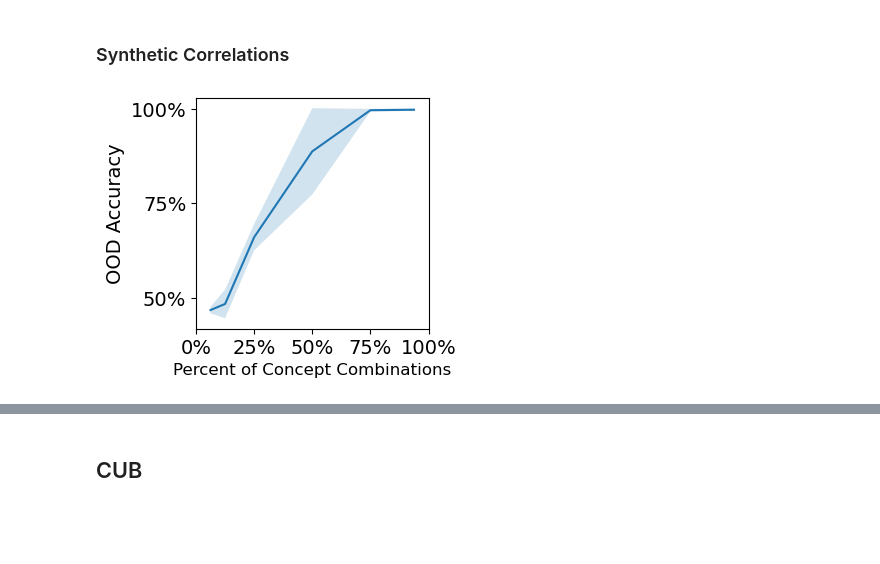
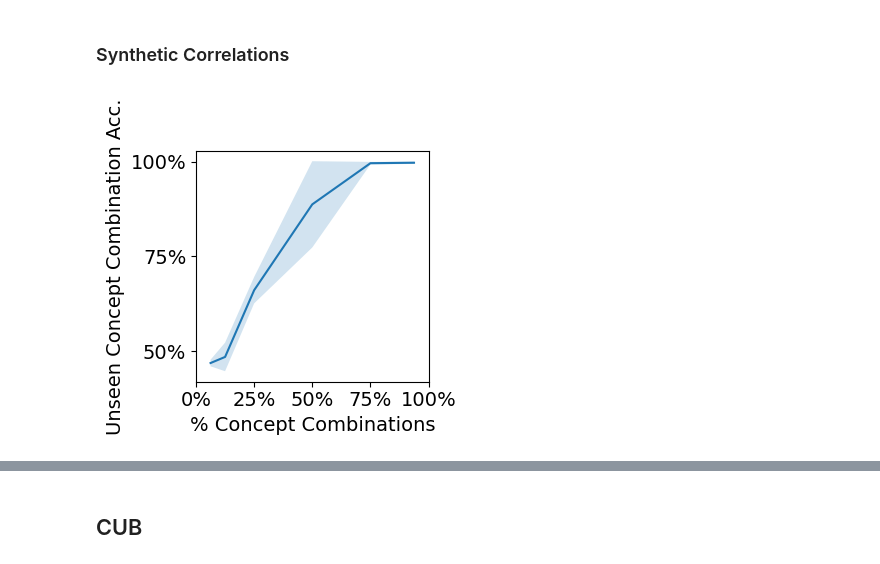
Before and after one commit to naveenr414/Spurious-Concepts, a Jupyter notebook: scripts/notebooks/Plotting.ipynb, the cells around one changed output, grey strips where cells are left out. Drawn from its saved outputs; the diff is of its cells as text; code cells hidden in the pictures; blank space fills up the shorter version.

```diff
--- a/scripts/notebooks/Plotting.ipynb
+++ b/scripts/notebooks/Plotting.ipynb
@@ -624,7 +667,7 @@ for encoder_model in ['small3','small4','small5','small6','small7']:
     # Add labels, legend, and title
     plt.xlabel('Pruning Rate',fontsize=14)
     plt.xticks([0.4,0.6,0.8],["40%","60%","80%"],fontsize=14)
-    plt.ylabel('Accuracy/Locality Leakage',fontsize=14)
+    plt.ylabel('Metric',fontsize=14)
     plt.yticks(fontsize=14)
     plt.legend(fontsize=12,loc='lower left')
     plt.tight_layout()
@@ -1121,0 +1176,31 @@ plt.show()
+# %%
+seeds = [42,43,44]
+
+accuracy_values = []
+leakage_values = []
+
+for seed in seeds:
+    result_name = get_name_matching_parameters({"dataset": "synthetic_object/synthetic_2", "model_type": "independent", "num_attributes": 4, "num_classes": 2, "seed": seed, "epochs": 50,  "encoder_model": "small7", "weight_decay": 0.0004, "attr_loss_weight": 1.0, "optimizer": "sgd", "expand_dim_encoder": 0, "num_middle_encoder": 0, "load_model": "none", "train_variation": "none", "debugging": False})#, "scale_lr": 5, "scale_factor": 1.5})
+    print(result_name)
+    result_name = result_name[0]
+    results_loc = '../../results/synthetic/{}/results.json'.format(result_name,seed)
+    results = json.load(open(results_loc,"r"))
+
+    leakage_values.append(np.mean(results['adversarial_activations']))
+    accuracy_values.append(results['test_accuracy'])
+
+plt.figure(figsize=(4,3))
+all_data = [accuracy_values,leakage_values]
+plt.boxplot(all_data, labels=['Accuracy', 'Leakage'])
+plt.xticks(fontsize=14)
+plt.yticks([0.96,1.0,1.04],fontsize=14)
+
+
+plt.xlabel('Metric',fontsize=14)
+plt.ylabel('Accuracy/Leakage',fontsize=14)
+plt.tight_layout()
+
+plt.savefig("../../results/figures/independent_models.pdf",dpi=300, bbox_inches='tight')
+
+# Show the plot
+plt.show()
@@ -1126,25 +1216,25 @@ keys
 # %%
 results = glob.glob("../../results/correlation/*.json")
 all_json = [json.load(open(i)) for i in results]
 keys = sorted(list(set([i['parameters']['num_concept_combinations'] for i in all_json])))
 all_std = [np.std([i['out_distro'] for i in all_json if i['parameters']['num_concept_combinations'] == key]) for key in keys]
 all_json = [np.mean([i['out_distro'] for i in all_json if i['parameters']['num_concept_combinations'] == key]) for key in keys]
 
 all_json = np.array(all_json)
 all_std = np.array(all_std)
 
 plt.figure(figsize=(3,3))
 plt.plot([key/16 for key in keys],all_json)
 plt.yticks([0.5,0.75,1],["50%","75%","100%"],fontsize=14)
 plt.xticks([0,0.25,0.5,0.75,1],["0%","25%","50%","75%","100%"],fontsize=14)
 plt.xlim([0,1])
-plt.ylabel("OOD Accuracy",fontsize=14)
+plt.ylabel("Unseen Concept Combination Acc.",fontsize=14)
 plt.fill_between([key/16 for key in keys], all_json - all_std, all_json + all_std, alpha=0.2)
 
-plt.xlabel("Percent of Concept Combinations",fontsize=12)
-plt.savefig("../../results/figure",dpi=300, bbox_inches='tight')
+plt.xlabel("% Concept Combinations",fontsize=14)
+plt.savefig("../../results/figures/correlations.pdf",dpi=300, bbox_inches='tight')
 # %% [output]
-[figure, old version]
+[figure, new version]
 # %%
 results = glob.glob("../../results/correlation/*.json")
 all_json = [json.load(open(i)) for i in results]
```
Also changed, not shown: parts of 18 cells of this notebook.
